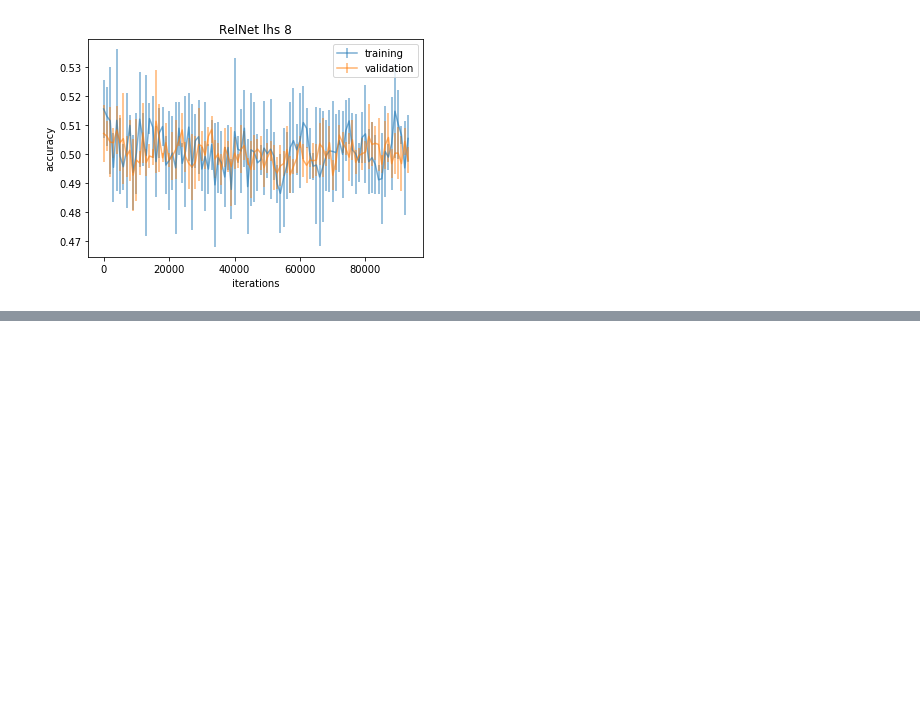
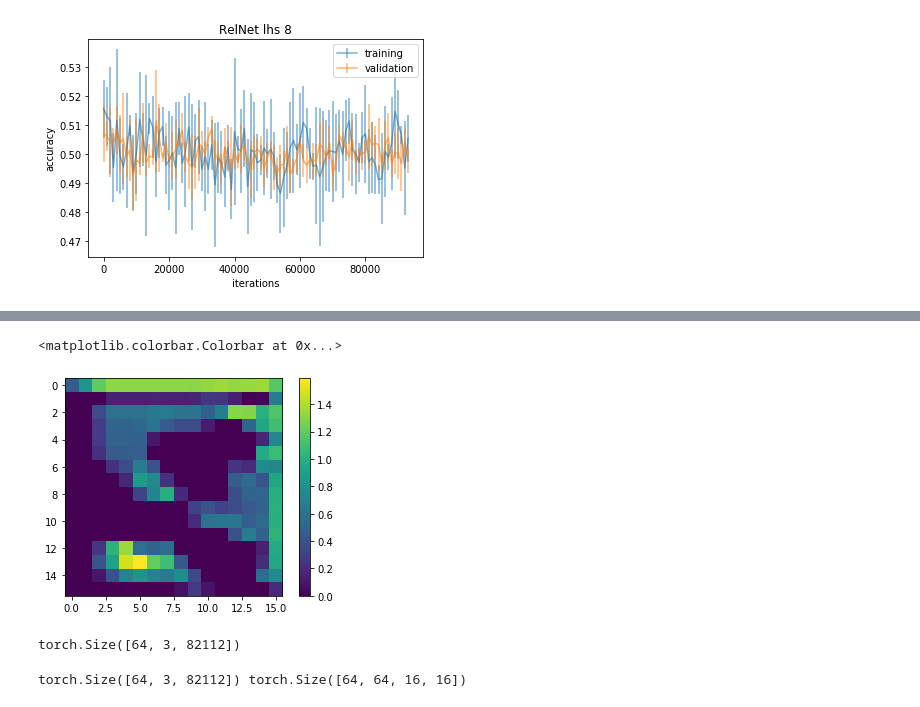
Before and after one commit to vanessadamario/understanding_reasoning, a Jupyter notebook: original_library/systematic-generalization-sqoop/scripts/notebooks/reproduce_experiments.ipynb, the cells around one changed output, grey strips where cells are left out. Saved outputs shown, nothing was run; the diff lists cells and outputs as text; code cells hidden in the pictures; blank space fills up the shorter version.

```diff
--- a/original_library/systematic-generalization-sqoop/scripts/notebooks/reproduce_experiments.ipynb
+++ b/original_library/systematic-generalization-sqoop/scripts/notebooks/reproduce_experiments.ipynb
@@ -562,0 +653,25 @@ stopped
+# %%
+plt.imshow(tree_model.stem(feats_var)[id_sample, 2].cpu().detach().numpy())
+plt.colorbar()
+# %% [output]
+<matplotlib.colorbar.Colorbar at 0x...>
+[figure, added]
+# %%
+tree_model.question_embeddings(questions_var).shape
+# %% [output]
+torch.Size([64, 3, 82112])
+# %%
+question_embed = tree_model.question_embeddings(questions_var)
+stem_image = tree_model.stem(feats_var)
+
+print(question_embed.shape, stem_image.shape)
+
+res= _shnmn_func(question=question_embed,
+                img=stem_image.unsqueeze(1),
+                num_modules=tree_model.num_modules,
+                alpha=tree_model.alpha,
+                tau_0=Variable(tree_model.tau_0),
+                tau_1=Variable(tree_model.tau_1),
+                func=tree_model.func)
+# %% [output]
+torch.Size([64, 3, 82112]) torch.Size([64, 64, 16, 16])
```
Also changed, not shown: parts of 20 cells of this notebook.
